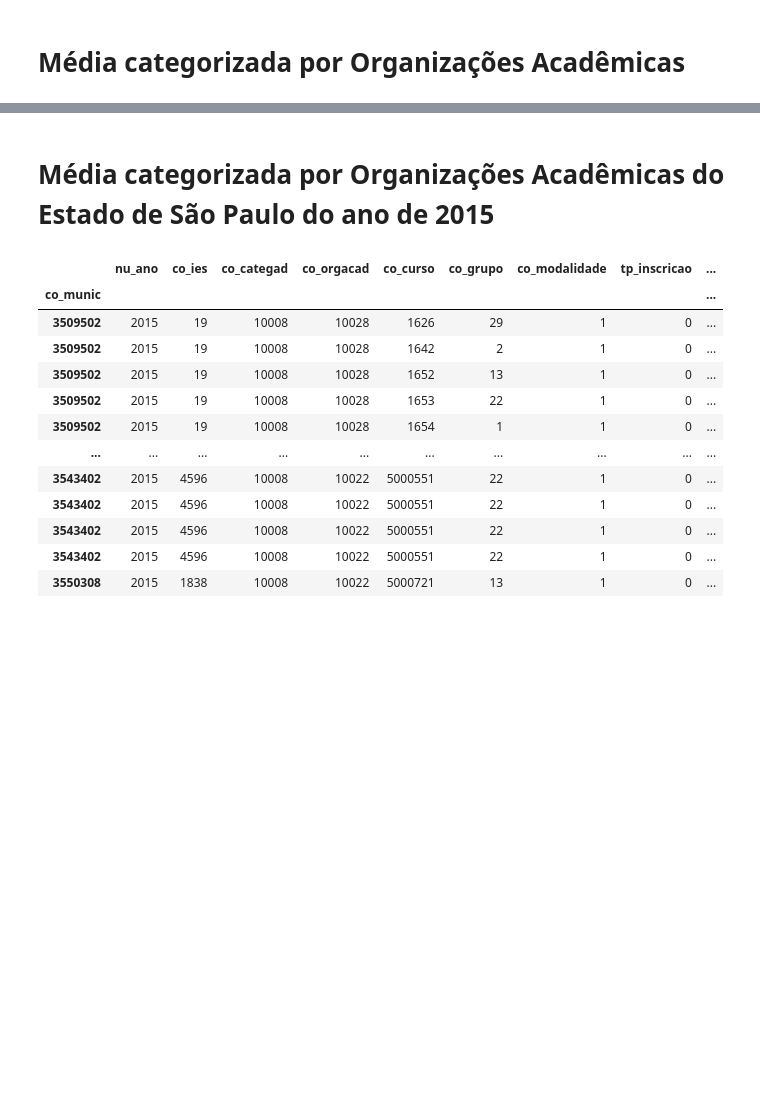
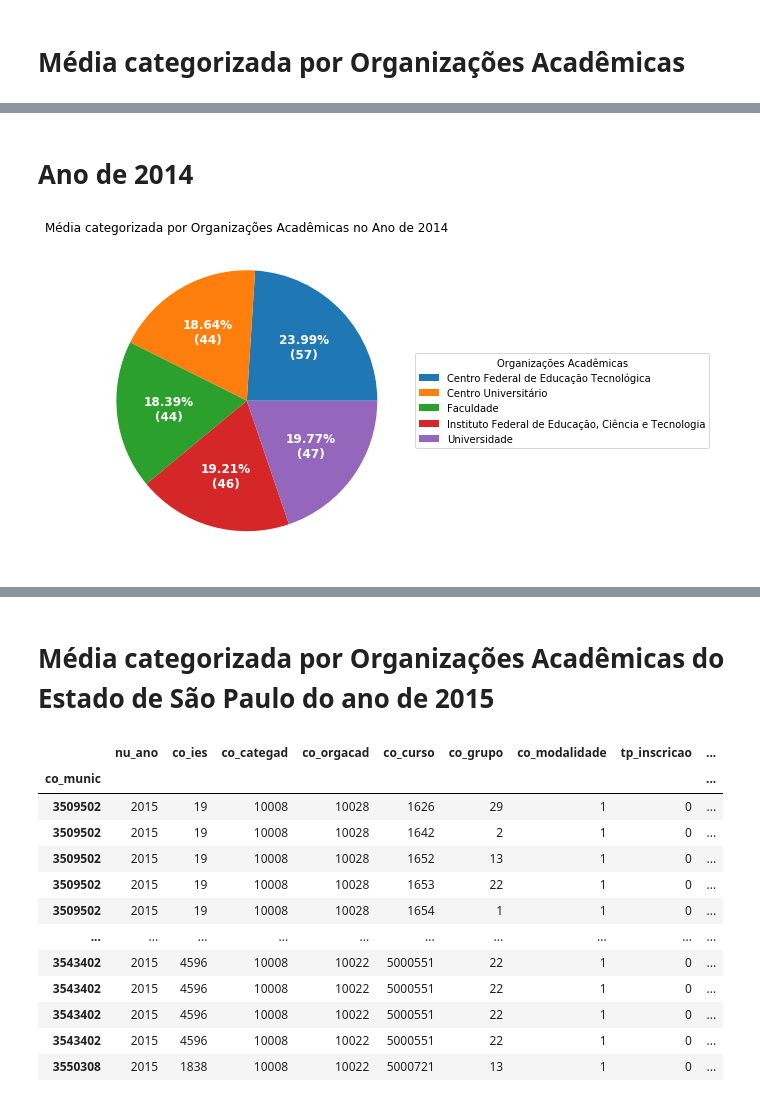
Before and after one commit to edsonbrendon/DataScienceIDD, a Jupyter notebook: Projeto DataScience IDD/DataScienceIDD/DataScience.ipynb, the cells around one changed output, grey strips where cells are left out. Cells and saved outputs as stored; diff of their text form; code cells hidden in the pictures; blank space fills up the shorter version.

```diff
--- a/Projeto DataScience IDD/DataScienceIDD/DataScience.ipynb
+++ b/Projeto DataScience IDD/DataScienceIDD/DataScience.ipynb
@@ -154,0 +107,29 @@ plt.show()
+# %% [markdown]
+# Ano de 2014
+# %%
+# Criando gráfico de 2014
+fig, ax = plt.subplots(figsize=(6,6), subplot_kw=dict(aspect='equal'))
+
+org = ['Centro Federal de Educação Tecnológica',
+        'Centro Universitário',
+        'Faculdade',
+        'Instituto Federal de Educação, Ciência e Tecnologia',
+        'Universidade'
+       ]
+quant = [media1914, media2014, media2214, media2614, media2814]
+
+wedges, texts, autotexts = ax.pie(quant, autopct=lambda pct: func(pct, quant),
+                                  textprops=dict(color="w"))
+
+ax.legend(wedges, org,
+          title="Organizações Acadêmicas",
+          loc="center left",
+          bbox_to_anchor=(1, 0, 0.5, 1))
+
+plt.setp(autotexts, size=12, weight="bold")
+
+ax.set_title("Média categorizada por Organizações Acadêmicas no Ano de 2014")
+
+plt.show()
+# %% [output]
+[figure, added]
```
Also changed, not shown: parts of 11 cells of this notebook.
